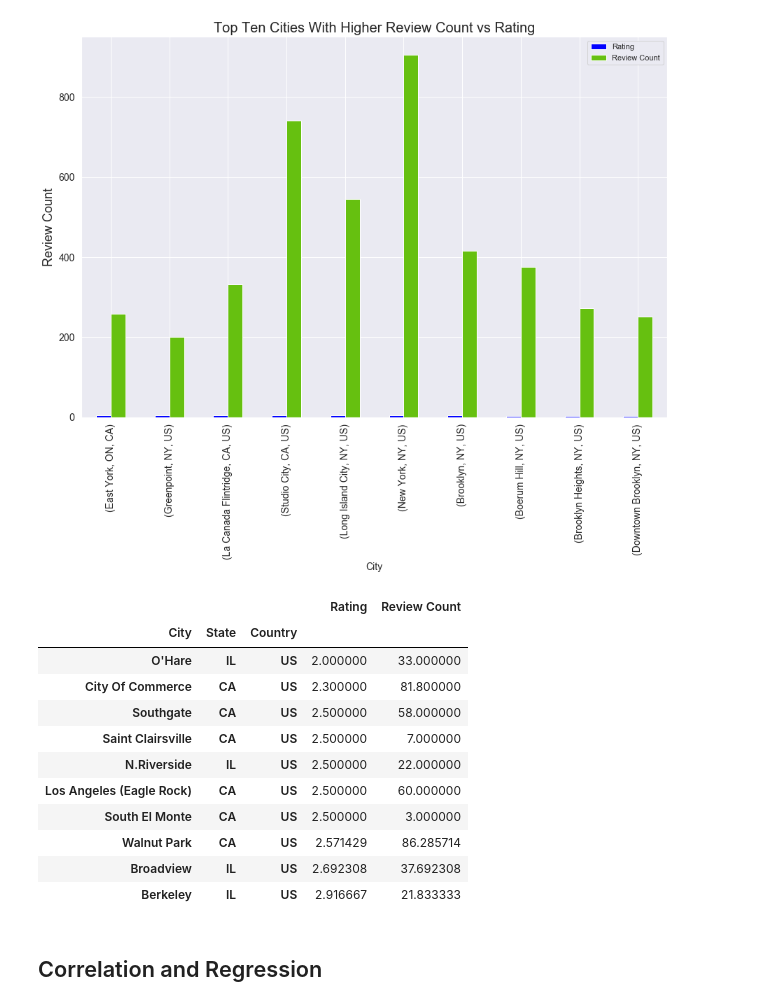
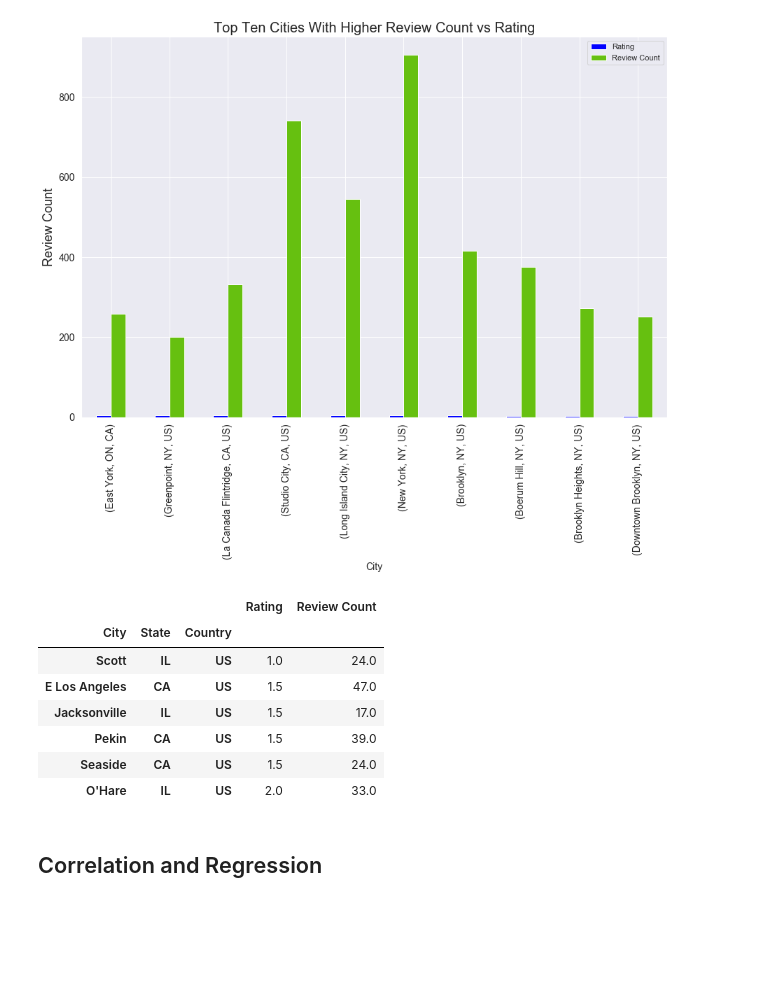
Before and after one commit to ermiasgelaye/Yelp-Challenge, a Jupyter notebook: pyRestaurants/yelp-challenge.ipynb, the cells around one changed output. Saved outputs shown, nothing was run; the diff lists cells and outputs as text; code cells hidden in the pictures; blank space fills up the shorter version.

```diff
--- a/pyRestaurants/yelp-challenge.ipynb
+++ b/pyRestaurants/yelp-challenge.ipynb
@@ -673,22 +674,18 @@ plt.show()
 # %%
 # Cities geting average restaurants Review Count less than 100 & rating less than 2  (Worst record)
 city_rating_review=cleaned_data[["City","State","Country","Rating","Review Count"]]
 Avergae_city_rate_rev= city_rating_review.groupby(["City","State","Country",]).mean()
-top_review_cities=Avergae_city_rate_rev[(Avergae_city_rate_rev['Review Count']<100) & (Avergae_city_rate_rev['Rating']>=2)].sort_values('Rating',ascending = True)
+top_review_cities=Avergae_city_rate_rev[(Avergae_city_rate_rev['Review Count']<100) & (Avergae_city_rate_rev['Rating']<=2)].sort_values('Rating',ascending = True)
 top_review_cities.head(10)
 # %% [output]
 |  |  |  | Rating | Review Count |
 | City | State | Country |  |  |
-| O'Hare | IL | US | 2.000000 | 33.000000 |
-| City Of Commerce | CA | US | 2.300000 | 81.800000 |
-| Southgate | CA | US | 2.500000 | 58.000000 |
-| Saint Clairsville | CA | US | 2.500000 | 7.000000 |
-| N.Riverside | IL | US | 2.500000 | 22.000000 |
-| Los Angeles (Eagle Rock) | CA | US | 2.500000 | 60.000000 |
-| South El Monte | CA | US | 2.500000 | 3.000000 |
-| Walnut Park | CA | US | 2.571429 | 86.285714 |
-| Broadview | IL | US | 2.692308 | 37.692308 |
-| Berkeley | IL | US | 2.916667 | 21.833333 |
+| Scott | IL | US | 1.0 | 24.0 |
+| E Los Angeles | CA | US | 1.5 | 47.0 |
+| Jacksonville | IL | US | 1.5 | 17.0 |
+| Pekin | CA | US | 1.5 | 39.0 |
+| Seaside | CA | US | 1.5 | 24.0 |
+| O'Hare | IL | US | 2.0 | 33.0 |
 # %% [markdown]
 ## Correlation and Regression
 # %% [markdown]
```
Also changed, not shown: parts of 11 cells of this notebook, 5 other files.
